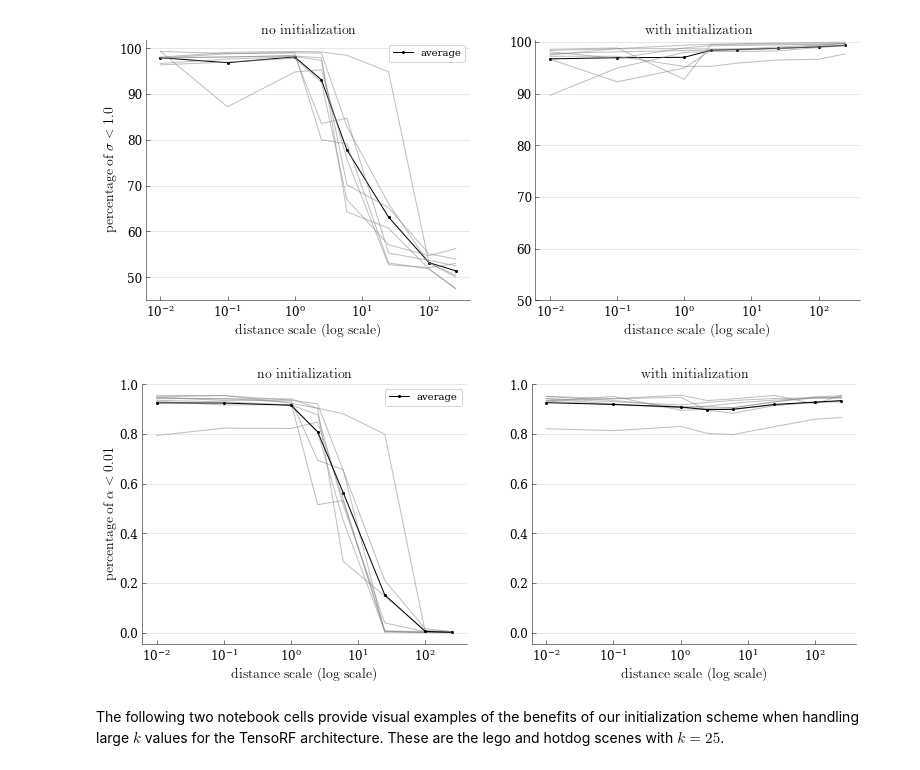
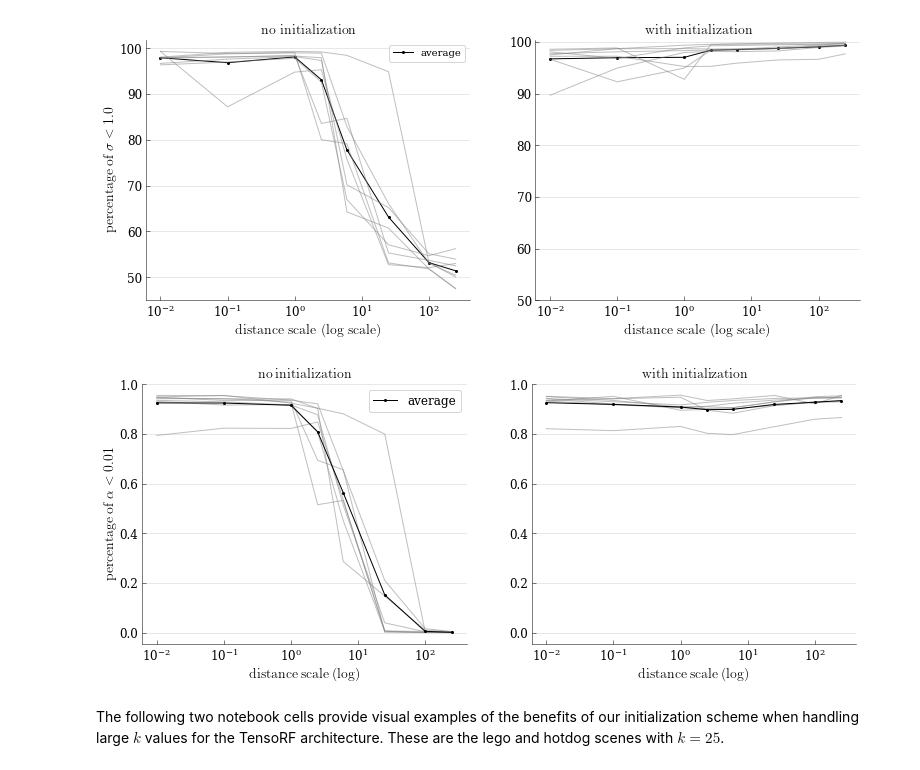
Before and after one commit to j93hahn/scratch, a Jupyter notebook: scratch/algos/alphainv.ipynb, the cells around one changed output. Saved outputs shown, nothing was run; the diff lists cells and outputs as text; code cells hidden in the pictures.

```diff
--- a/scratch/algos/alphainv.ipynb
+++ b/scratch/algos/alphainv.ipynb
@@ -1009,43 +1062,43 @@ sns.despine()
 # left plot shows no initialization
 ax = axs[0]
 ax.set_xscale('log')
-ax.set_xlabel("distance scale (log scale)", fontsize=FONTSIZE, usetex=True)
+ax.set_xlabel(r"$\mathrm{distance} \: \mathrm{scale} \: \mathrm{(log)}$", fontsize=FONTSIZE, usetex=True)
 ax.set_ylabel(r"$\mathrm{percentage} \: \mathrm{of} \: \alpha < 0.01$", fontsize=FONTSIZE, usetex=True)
-ax.set_title("no initialization", fontsize=FONTSIZE, usetex=True)
+ax.set_title(r"$\mathrm{no} \: \mathrm{initialization}$", fontsize=FONTSIZE, usetex=True)
 for i in range(len(no_init_set)):
     ax.plot(distance_scales, no_init_set[i], linewidth=1.0, color='gray', alpha=0.5)
 ax.plot(distance_scales, no_init_average, linewidth=1.0, color='black', label='average', marker='o', markersize=2.0)
 
 ax.minorticks_off()
 lower, upper = ax.get_ylim()
 for spine in ax.spines.values():
     spine.set_linewidth(0.5)
     spine.set_color('black')
 ax.tick_params(direction='in', axis='both', width=0.5, color='black', length=4, labelsize=12.0)
 ax.yaxis.grid(True, which='both', linewidth=0.5, color='lightgray')
-ax.legend(loc='best')
+ax.legend(loc='best', fontsize=SMALLER_FONTSIZE)
 
 # right plot shows with initialization
 ax = axs[1]
 ax.set_xscale('log')
-ax.set_xlabel("distance scale (log scale)", fontsize=FONTSIZE, usetex=True)
-ax.set_title("with initialization", fontsize=FONTSIZE, usetex=True)
+ax.set_xlabel(r"$\mathrm{distance} \: \mathrm{scale} \: \mathrm{(log)}$", fontsize=FONTSIZE, usetex=True)
+ax.set_title(r"$\mathrm{with} \: \mathrm{initialization}$", fontsize=FONTSIZE, usetex=True)
 for i in range(len(with_init_set)):
     ax.plot(distance_scales, with_init_set[i], linewidth=1.0, color='gray', alpha=0.5)
 ax.plot(distance_scales, with_init_average, linewidth=1.0, color='black', label='average', marker='o', markersize=2.0)
 
 ax.minorticks_off()
 ax.set_ylim(lower, upper)
 for spine in ax.spines.values():
     spine.set_linewidth(0.5)
     spine.set_color('black')
 ax.tick_params(direction='in', axis='both', width=0.5, color='black', length=4, labelsize=12.0)
 ax.yaxis.grid(True, which='both', linewidth=0.5, color='lightgray')
 
 plt.savefig("exp_init_alpha.pdf", dpi=300, bbox_inches='tight')
 plt.show()
 # %% [output]
-[figure, old version]
+[figure, new version]
 # %% [markdown]
 The following two notebook cells provide visual examples of the benefits of our initialization scheme when handling large $k$ values for the TensoRF architecture. These are the lego and hotdog scenes with $k=25$.
 # %%
```
Also changed, not shown: parts of 10 cells of this notebook.
